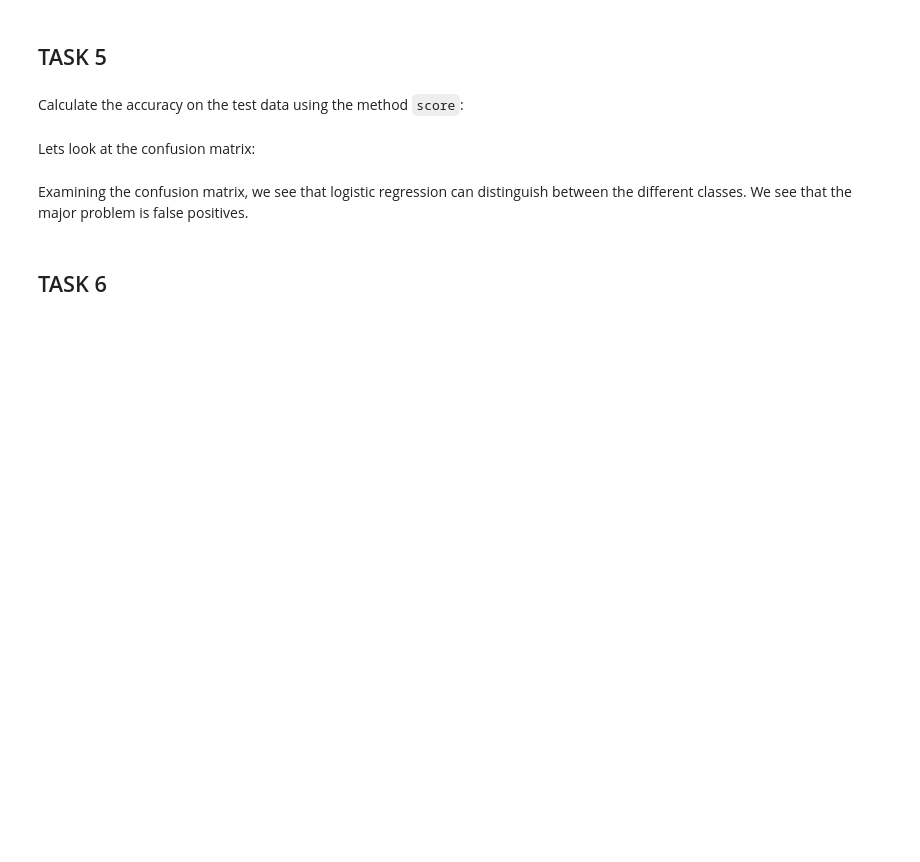
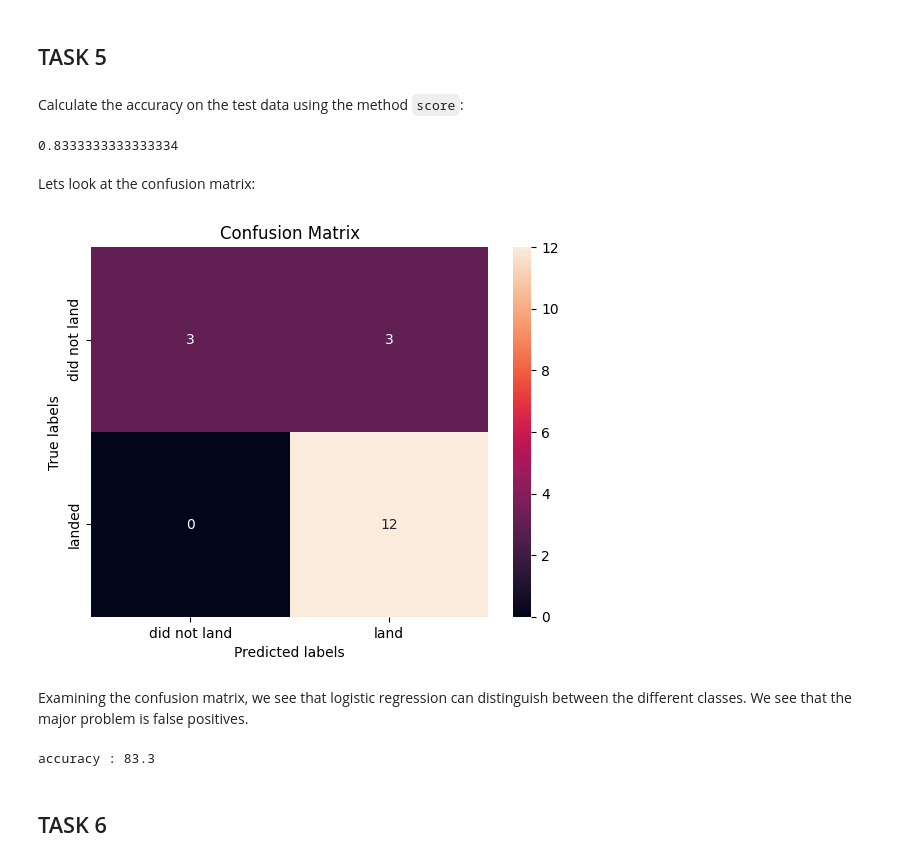
Before and after one commit to gfmattos/cr_spacey, a Jupyter notebook: notebooks/s4-prediction.ipynb, the cells around one changed output. Drawn from its saved outputs; the diff is of its cells as text; code cells hidden in the pictures; blank space fills up the shorter version.

```diff
--- a/notebooks/s4-prediction.ipynb
+++ b/notebooks/s4-prediction.ipynb
@@ -107,6 +130,8 @@ Standardize the data in <code>X</code> then reassign it to the variable  <code>X
 # %%
 # students get this
 transform = preprocessing.StandardScaler()
+# %%
+X = transform.fit_transform(X)
 # %% [markdown]
 We split the data into training and testing data using the  function  <code>train_test_split</code>.   The training data is divided into validation data, a second set used for training  data; then the models are trained and hyperparameters are selected using the function <code>GridSearchCV</code>.
 # %% [markdown]
@@ -115,6 +140,8 @@ We split the data into training and testing data using the  function  <code>trai
 Use the function train_test_split to split the data X and Y into training and test data. Set the parameter test_size to  0.2 and random_state to 2. The training data and test data should be assigned to the following labels.
 # %% [markdown]
 <code>X_train, X_test, Y_train, Y_test</code>
+# %%
+X_train, X_test, y_train, y_test = train_test_split(X,y,test_size=0.2,random_state=2)
 # %% [markdown]
 we can see we only have 18 test samples.
 # %%
@@ -130,3 +161,3 @@ parameters ={'C':[0.01,0.1,1],
-# %%
-parameters ={"C":[0.01,0.1,1],'penalty':['l2'], 'solver':['lbfgs']}# l1 lasso l2 ridge
-lr=LogisticRegression()
+# %%
+logreg_cv = GridSearchCV(lr,parameters,cv=10)
+logreg_cv.fit(X_train,y_train)
@@ -139,13 +177,29 @@ print("accuracy :",logreg_cv.best_score_)
 ## TASK  5
 # %% [markdown]
 Calculate the accuracy on the test data using the method <code>score</code>:
+# %%
+logreg_cv.score(X_test,y_test)
+# %% [output]
+0.8333333333333334
 # %% [markdown]
 Lets look at the confusion matrix:
 # %%
 yhat=logreg_cv.predict(X_test)
-plot_confusion_matrix(Y_test,yhat)
+plot_confusion_matrix(y_test,yhat)
+# %% [output]
+[figure, added]
 # %% [markdown]
 Examining the confusion matrix, we see that logistic regression can distinguish between the different classes.  We see that the major problem is false positives.
+# %%
+bestlr = logreg_cv.best_estimator_
+
+bestlr.fit(X_train,y_train)
+
+lr_score = bestlr.score(X_test,y_test).round(3) * 100
+
+print("accuracy :", lr_score)
+# %% [output]
+accuracy : 83.3
 # %% [markdown]
 ## TASK  6
 # %% [markdown]
```
Also changed, not shown: parts of 25 cells of this notebook, 2 other files.
